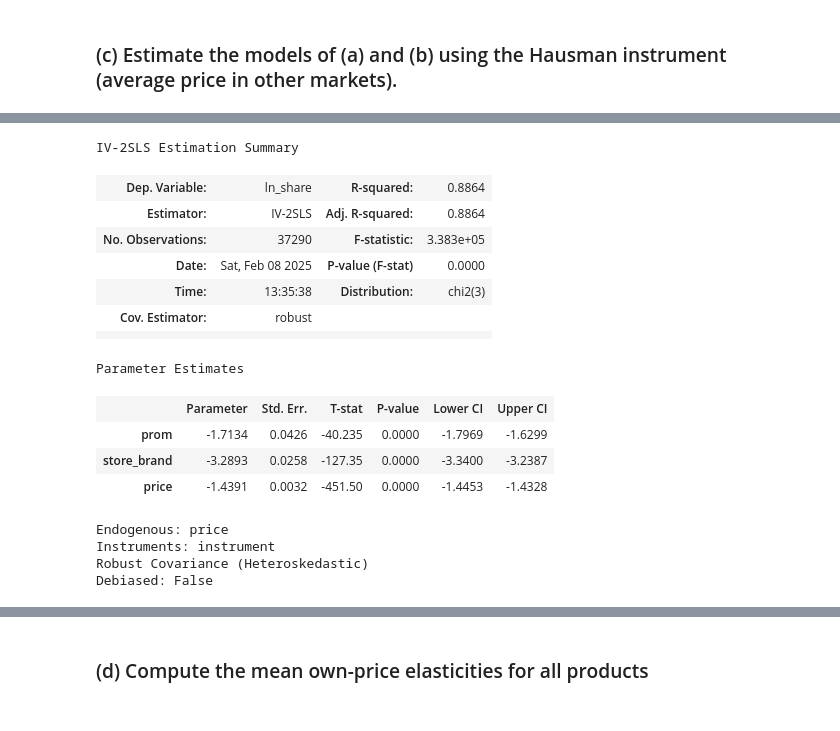
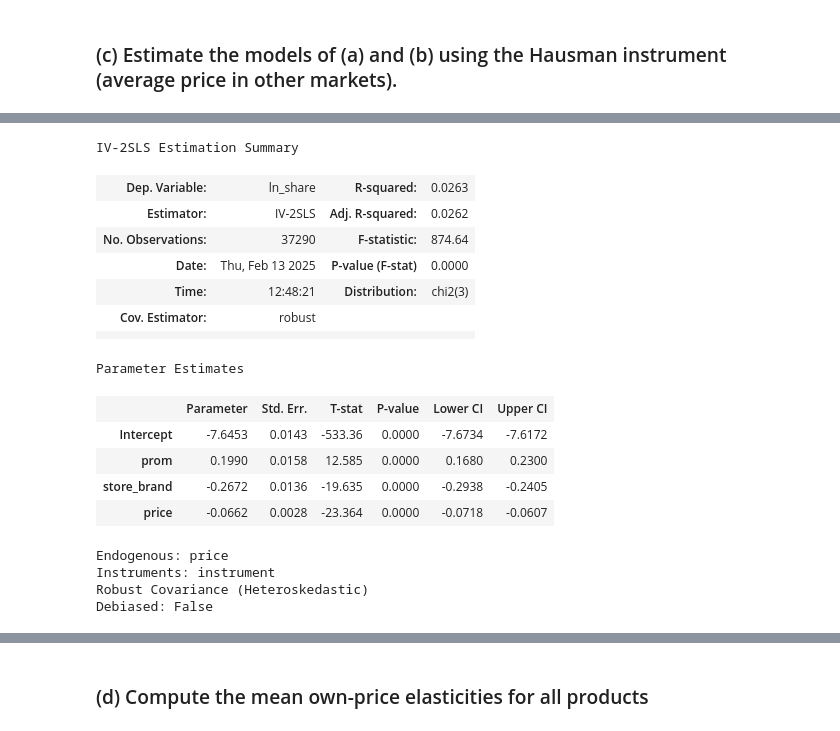
Before and after one commit to michaela-philip/junk-drawer, a Jupyter notebook: cba/ps1.ipynb, the cells around one changed output, grey strips where cells are left out. Saved outputs shown, nothing was run; the diff lists cells and outputs as text; code cells hidden in the pictures.

```diff
--- a/cba/ps1.ipynb
+++ b/cba/ps1.ipynb
@@ -88,11 +86,11 @@ table_1
 # %% [markdown]
 ### (a) Using OLS with price, promotion, and an indicator for whether the product is a “store brand” as product characteristics.
 # %%
-#need shares for each observation
+# need shares for each observation
 otc['share'] = otc['sales'] / otc['count']
-otc['outside_share'] = (otc['count'] - otc['total_sales']) / otc['count']
+otc['outside_share'] = 1 - (otc['total_sales'] / otc['count'])
 
-#indicator for store brand
+# indicator for store brand
 otc['store_brand'] = np.where(otc['product'] > 9, 1, 0)
-otc['market_ids'] = otc['store'].astype(str) + '_' + otc['week'].astype(str)
+otc['size'] = otc['product'].map(size)
 # %%
@@ -195,22 +178,23 @@ otc
 # %%
-# model a
-formula = ('ln_share ~ prom + store_brand + [price ~ instrument]')
-logit_modela = IV2SLS.from_formula(formula, otc).fit()
-logit_modela.summary
+# model a using IV
+formula = ('ln_share ~ 1 + prom + store_brand + [price ~ instrument]')
+logit_modela_iv = IV2SLS.from_formula(formula, otc).fit()
+logit_modela_iv.summary
 # %% [output]
 IV-2SLS Estimation Summary
-| Dep. Variable: | ln_share | R-squared: | 0.8864 |
-| Estimator: | IV-2SLS | Adj. R-squared: | 0.8864 |
-| No. Observations: | 37290 | F-statistic: | 3.383e+05 |
-| Date: | Sat, Feb 08 2025 | P-value (F-stat) | 0.0000 |
-| Time: | 13:35:38 | Distribution: | chi2(3) |
+| Dep. Variable: | ln_share | R-squared: | 0.0263 |
+| Estimator: | IV-2SLS | Adj. R-squared: | 0.0262 |
+| No. Observations: | 37290 | F-statistic: | 874.64 |
+| Date: | Thu, Feb 13 2025 | P-value (F-stat) | 0.0000 |
+| Time: | 12:48:21 | Distribution: | chi2(3) |
 | Cov. Estimator: | robust |  |  |
 |  |  |  |  |
 Parameter Estimates
 |  | Parameter | Std. Err. | T-stat | P-value | Lower CI | Upper CI |
-| prom | -1.7134 | 0.0426 | -40.235 | 0.0000 | -1.7969 | -1.6299 |
-| store_brand | -3.2893 | 0.0258 | -127.35 | 0.0000 | -3.3400 | -3.2387 |
-| price | -1.4391 | 0.0032 | -451.50 | 0.0000 | -1.4453 | -1.4328 |
+| Intercept | -7.6453 | 0.0143 | -533.36 | 0.0000 | -7.6734 | -7.6172 |
+| prom | 0.1990 | 0.0158 | 12.585 | 0.0000 | 0.1680 | 0.2300 |
+| store_brand | -0.2672 | 0.0136 | -19.635 | 0.0000 | -0.2938 | -0.2405 |
+| price | -0.0662 | 0.0028 | -23.364 | 0.0000 | -0.0718 | -0.0607 |
 Endogenous: price
 Instruments: instrument
 Robust Covariance (Heteroskedastic)
```
Also changed, not shown: parts of 16 cells of this notebook.
